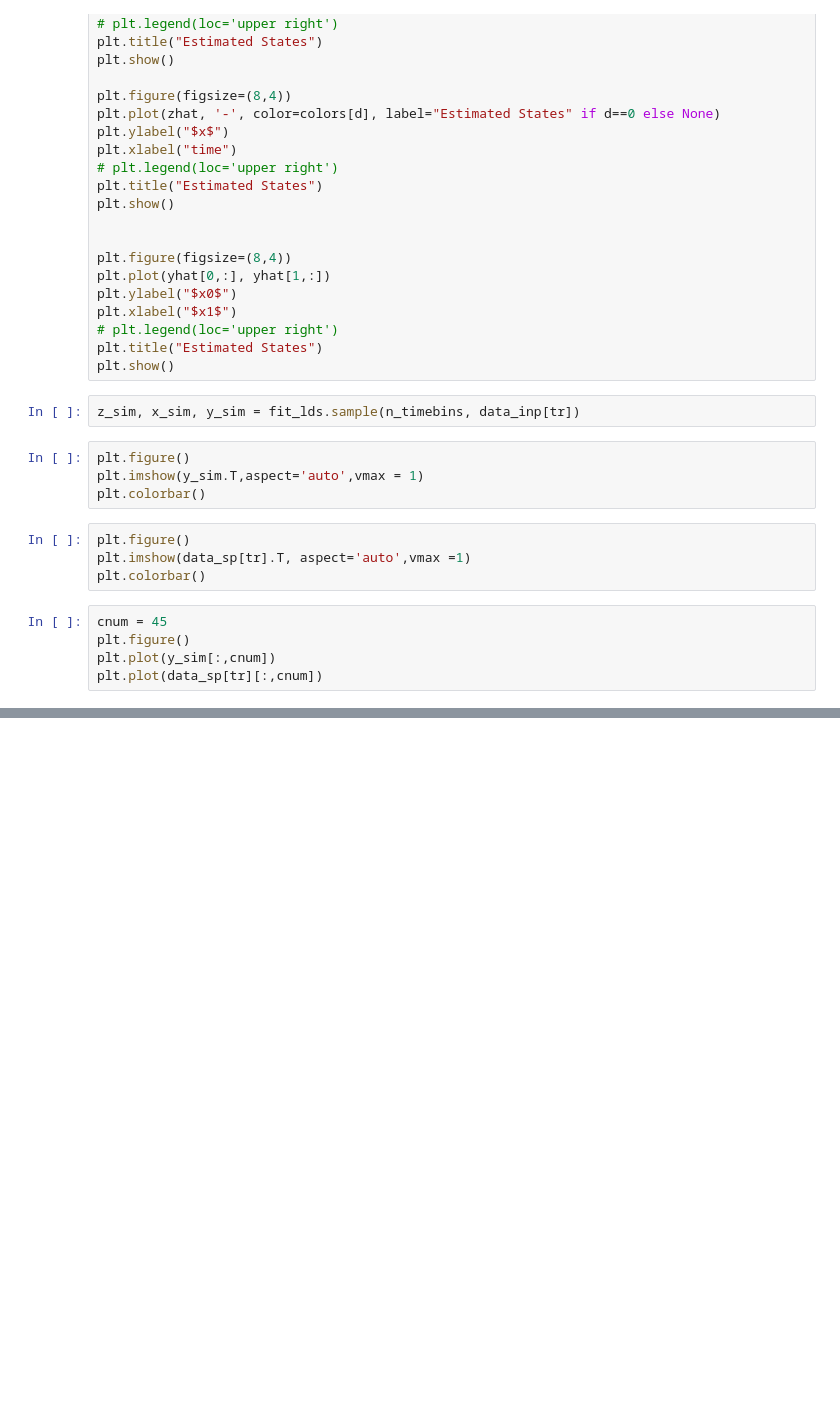
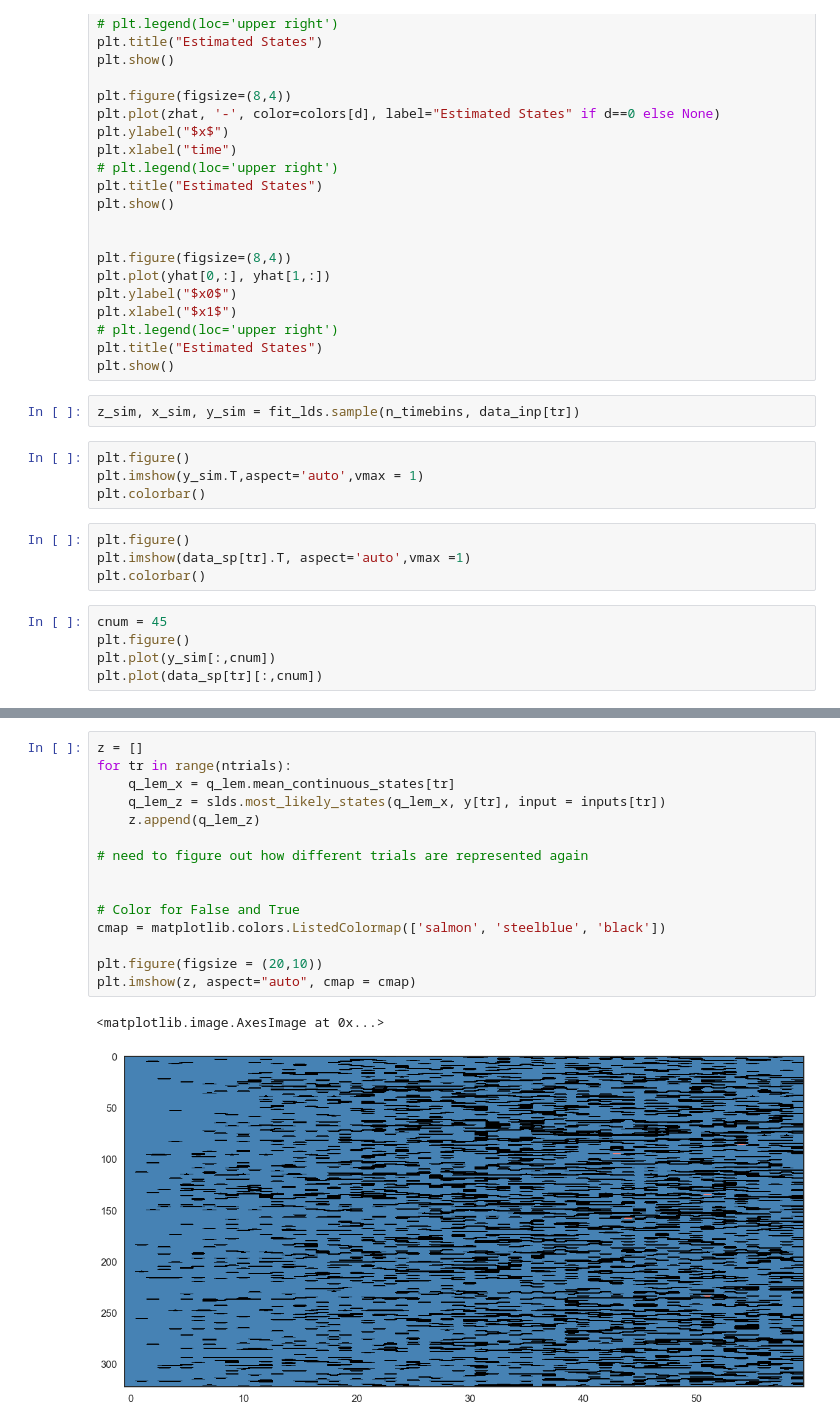
Before and after one commit to dikshagup/ssm, a Jupyter notebook: notebooks/ssm_scratchpad.ipynb, the cells around one changed output, grey strips where cells are left out. Drawn from its saved outputs; the diff is of its cells as text; blank space fills up the shorter version.

```diff
--- a/notebooks/ssm_scratchpad.ipynb
+++ b/notebooks/ssm_scratchpad.ipynb
@@ -139,0 +279,18 @@ plt.plot(data_sp[tr][:,cnum])
+# %%
+z = []
+for tr in range(ntrials):
+    q_lem_x = q_lem.mean_continuous_states[tr]
+    q_lem_z = slds.most_likely_states(q_lem_x, y[tr], input = inputs[tr])
+    z.append(q_lem_z)
+
+# need to figure out how different trials are represented again
+
+
+# Color for False and True
+cmap = matplotlib.colors.ListedColormap(['salmon', 'steelblue', 'black'])
+
+plt.figure(figsize = (20,10))
+plt.imshow(z, aspect="auto", cmap = cmap)
+# %% [output]
+<matplotlib.image.AxesImage at 0x...>
+[figure, added]
```
Also changed, not shown: parts of 21 cells of this notebook, 4 other files.
